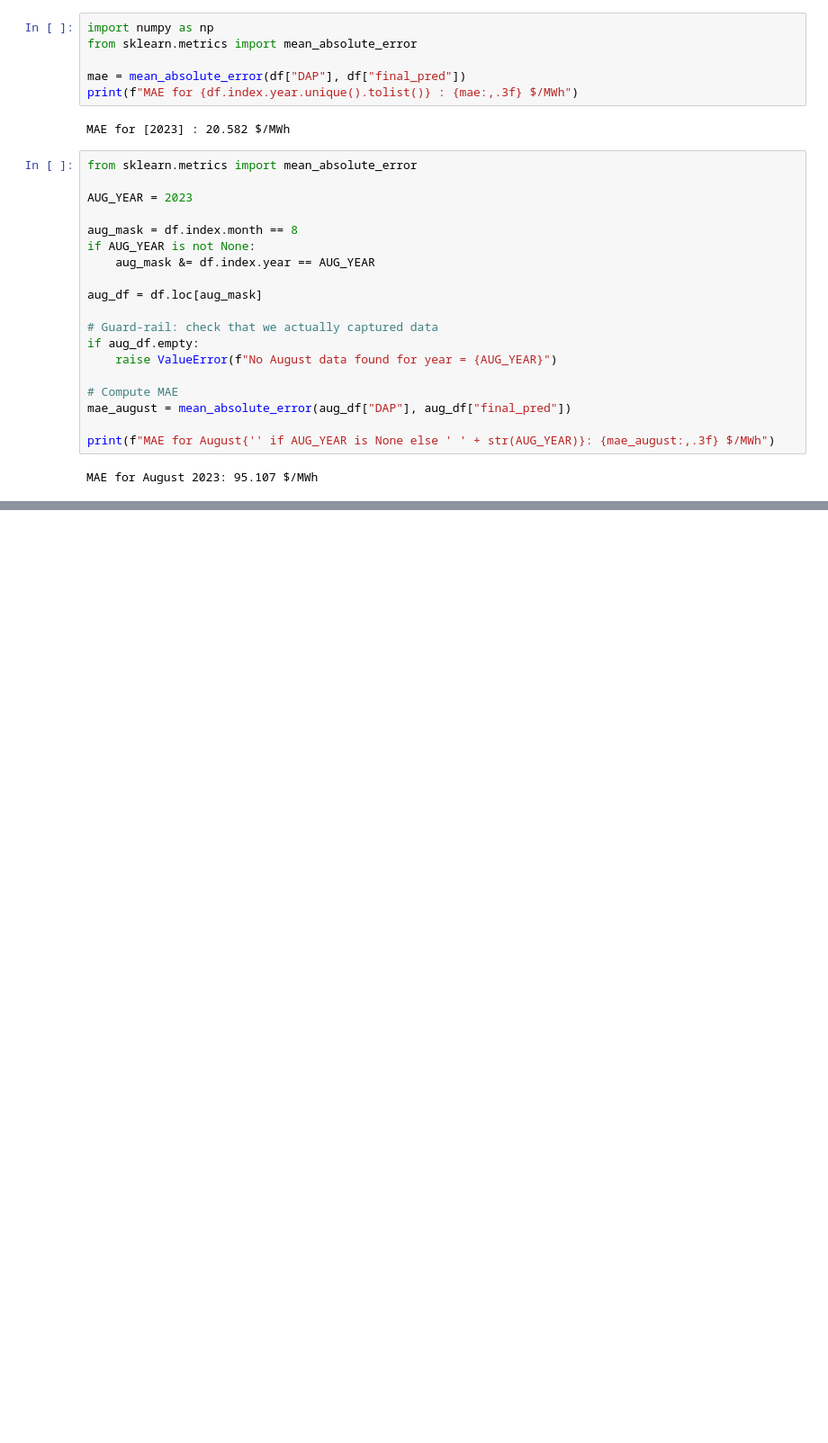
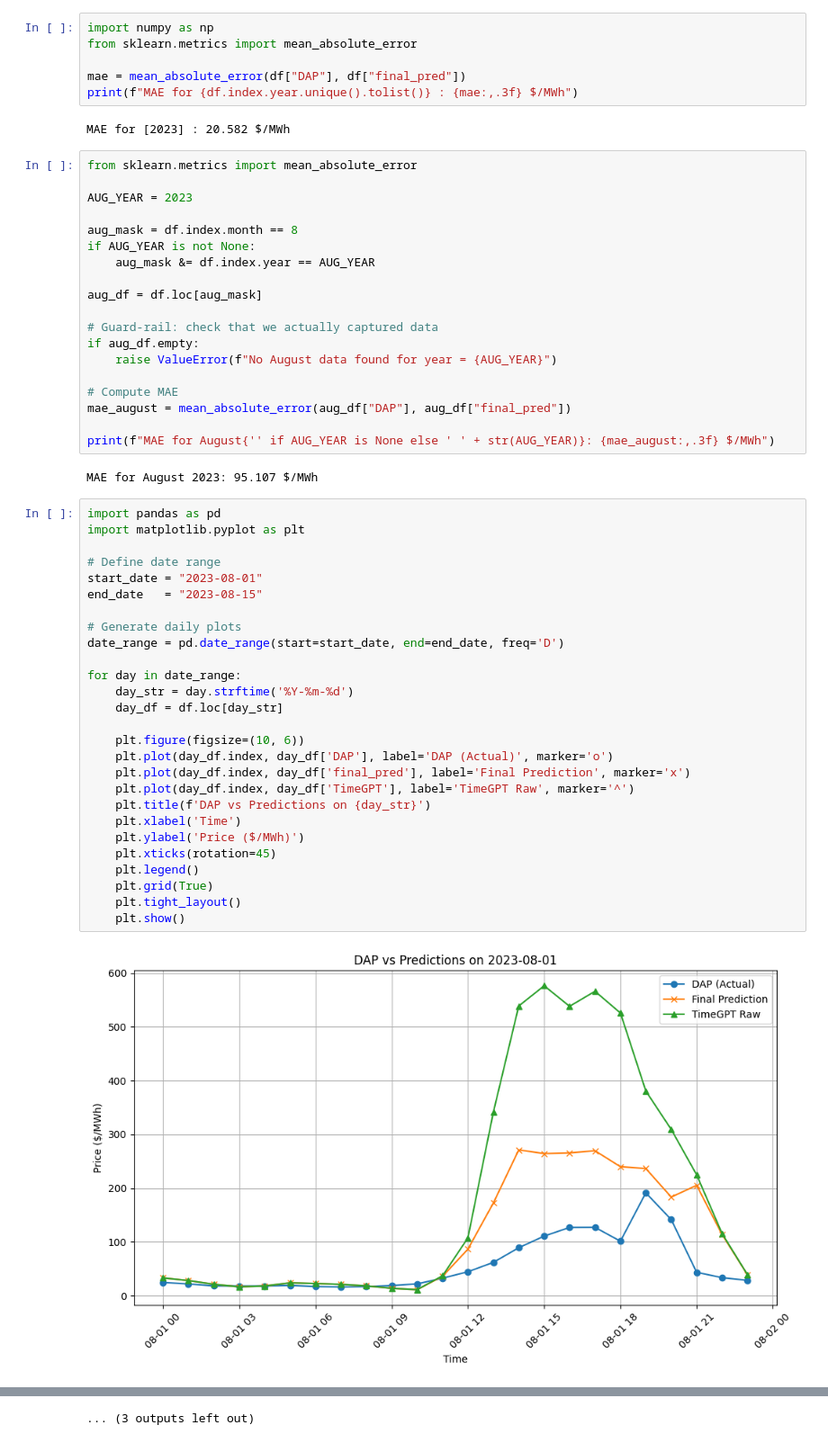
Before and after one commit to nathandwei/ConcordNewEnergy, a Jupyter notebook: Final Results.ipynb, the cells around one changed output, grey strips where cells are left out. Shown at 90% size. Drawn from its saved outputs; the diff is of its cells as text; blank space fills up the shorter version.

```diff
--- a/Final Results.ipynb
+++ b/Final Results.ipynb
@@ -118,3 +114,32 @@ mae_august = mean_absolute_error(aug_df["DAP"], aug_df["final_pred"])
 print(f"MAE for August{'' if AUG_YEAR is None else ' ' + str(AUG_YEAR)}: {mae_august:,.3f} $/MWh")
 # %% [output]
 MAE for August 2023: 95.107 $/MWh
+# %%
+import pandas as pd
+import matplotlib.pyplot as plt
+
+# Define date range
+start_date = "2023-08-01"
+end_date   = "2023-08-15"
+
+# Generate daily plots
+date_range = pd.date_range(start=start_date, end=end_date, freq='D')
+
+for day in date_range:
+    day_str = day.strftime('%Y-%m-%d')
+    day_df = df.loc[day_str]
+
+    plt.figure(figsize=(10, 6))
+    plt.plot(day_df.index, day_df['DAP'], label='DAP (Actual)', marker='o')
+    plt.plot(day_df.index, day_df['final_pred'], label='Final Prediction', marker='x')
+    plt.plot(day_df.index, day_df['TimeGPT'], label='TimeGPT Raw', marker='^')
+    plt.title(f'DAP vs Predictions on {day_str}')
+    plt.xlabel('Time')
+    plt.ylabel('Price ($/MWh)')
+    plt.xticks(rotation=45)
+    plt.legend()
+    plt.grid(True)
+    plt.tight_layout()
+    plt.show()
+# %% [output]
+[figure, added]
@@ -120,0 +157 @@ MAE for August 2023: 95.107 $/MWh
+... (3 outputs left out)
```
Also changed, not shown: parts of 3 cells of this notebook.
